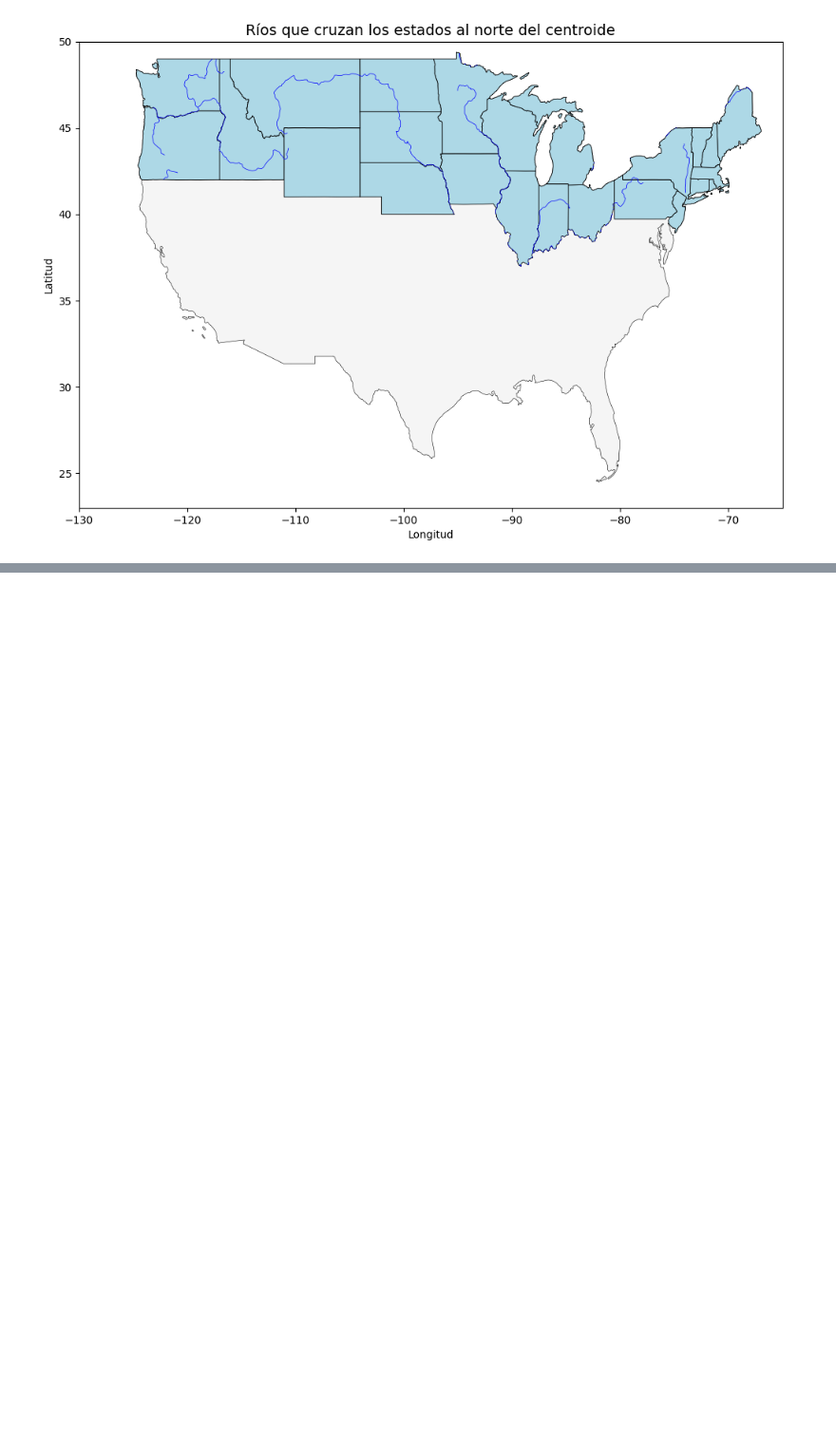
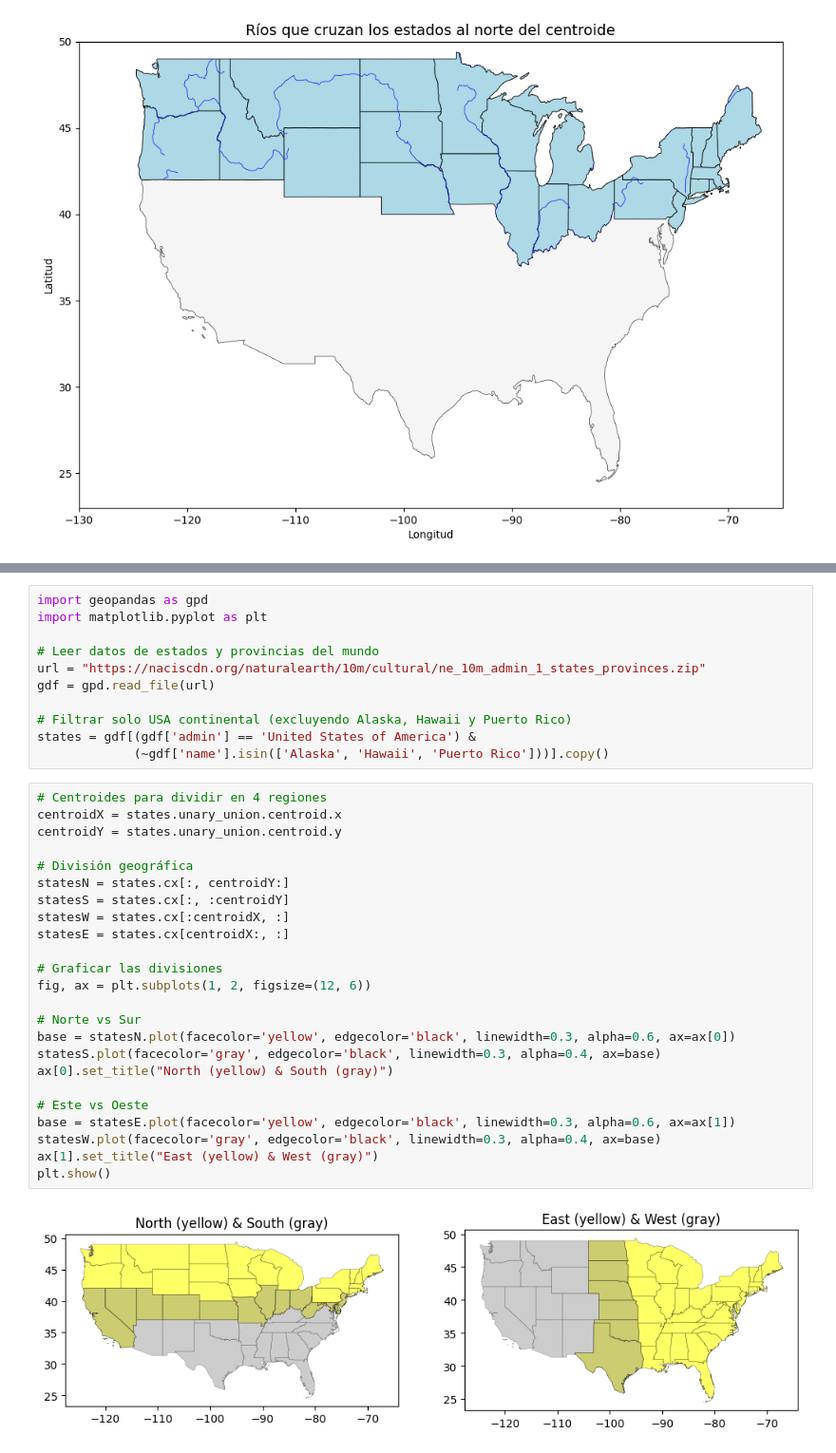
Before and after one commit to Derick047/PC5, a Jupyter notebook: PC5_IAE.ipynb, the cells around one changed output, grey strips where cells are left out. Shown at 95% size. Cells and saved outputs as stored; diff of their text form; blank space fills up the shorter version.

```diff
--- a/PC5_IAE.ipynb
+++ b/PC5_IAE.ipynb
@@ -256,0 +352,37 @@ plt.show()
+# %%
+import geopandas as gpd
+import matplotlib.pyplot as plt
+
+# Leer datos de estados y provincias del mundo
+url = "https://naciscdn.org/naturalearth/10m/cultural/ne_10m_admin_1_states_provinces.zip"
+gdf = gpd.read_file(url)
+
+# Filtrar solo USA continental (excluyendo Alaska, Hawaii y Puerto Rico)
+states = gdf[(gdf['admin'] == 'United States of America') &
+             (~gdf['name'].isin(['Alaska', 'Hawaii', 'Puerto Rico']))].copy()
+# %%
+# Centroides para dividir en 4 regiones
+centroidX = states.unary_union.centroid.x
+centroidY = states.unary_union.centroid.y
+
+# División geográfica
+statesN = states.cx[:, centroidY:]
+statesS = states.cx[:, :centroidY]
+statesW = states.cx[:centroidX, :]
+statesE = states.cx[centroidX:, :]
+
+# Graficar las divisiones
+fig, ax = plt.subplots(1, 2, figsize=(12, 6))
+
+# Norte vs Sur
+base = statesN.plot(facecolor='yellow', edgecolor='black', linewidth=0.3, alpha=0.6, ax=ax[0])
+statesS.plot(facecolor='gray', edgecolor='black', linewidth=0.3, alpha=0.4, ax=base)
+ax[0].set_title("North (yellow) & South (gray)")
+
+# Este vs Oeste
+base = statesE.plot(facecolor='yellow', edgecolor='black', linewidth=0.3, alpha=0.6, ax=ax[1])
+statesW.plot(facecolor='gray', edgecolor='black', linewidth=0.3, alpha=0.4, ax=base)
+ax[1].set_title("East (yellow) & West (gray)")
+plt.show()
+# %% [output]
+[figure, added]
```
Also changed, not shown: parts of 18 cells of this notebook, 1 other file.
